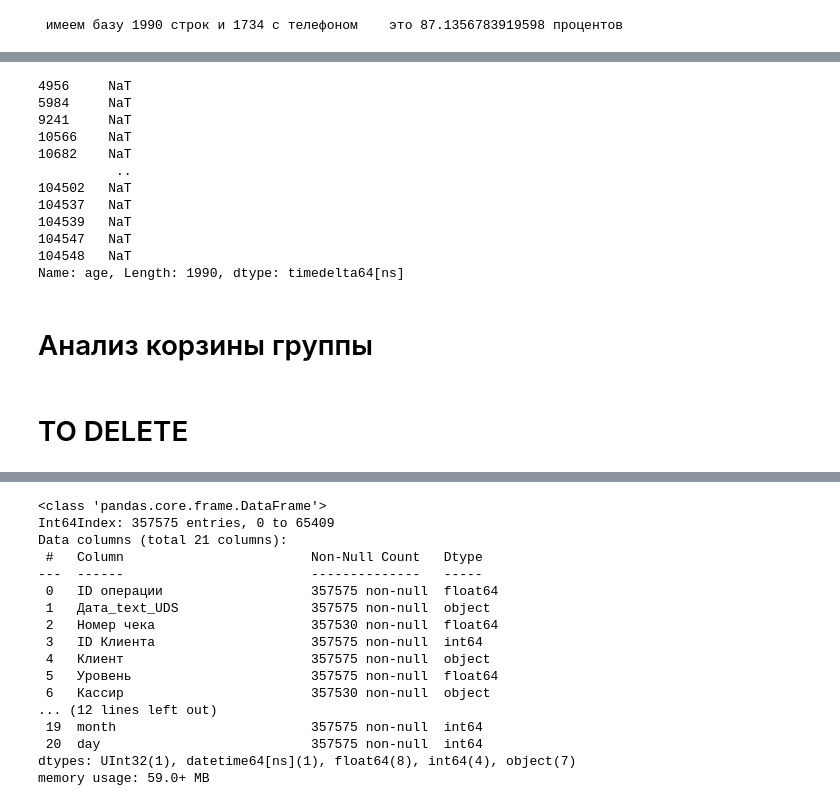
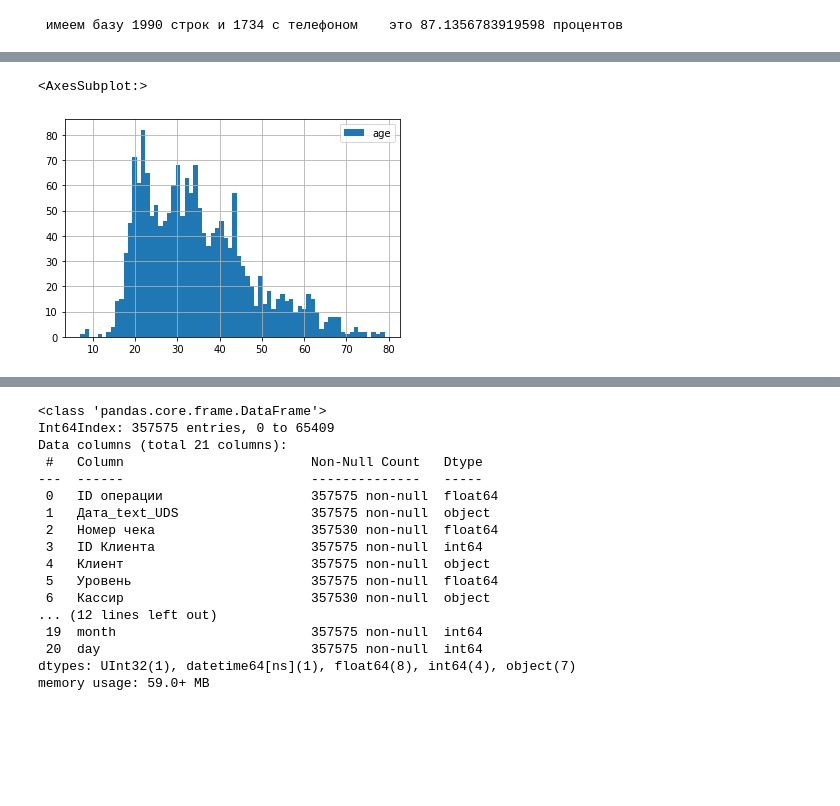
Before and after one commit to KeskilV/rb_udsiiko, a Jupyter notebook: ipynb/UDS_IIKO1.ipynb, the cells around one changed output, grey strips where cells are left out. Cells and saved outputs as stored; diff of their text form; code cells hidden in the pictures; blank space fills up the shorter version.

```diff
--- a/ipynb/UDS_IIKO1.ipynb
+++ b/ipynb/UDS_IIKO1.ipynb
@@ -863,21 +928,13 @@ df_contacts.loc[df_contacts['Дата рождения'].isna(),['Дата ро
 # %%
-#df_contacts['age'] = (datetime.datetime.now() - pd.to_datetime(allclients['Дата рождения'].head()))/360)
+df_contacts['age'] = (datetime.datetime.now() - pd.to_datetime(allclients['Дата рождения'])).astype('<m8[Y]')
-# %%
-df_contacts['age']
-# %% [output]
-4956     NaT
-5984     NaT
-9241     NaT
-10566    NaT
-10682    NaT
-          ..
-104502   NaT
-104537   NaT
-104539   NaT
-104547   NaT
-104548   NaT
-Name: age, Length: 1990, dtype: timedelta64[ns]
-# %% [markdown]
-# Анализ корзины группы
-# %% [markdown]
-# TO DELETE
+# %%
+age_bins = [0, 16, 25, 40, 50, 100]
+age_labels = ['0-16', '16-25', '25-40', '40-50','>50']
+df_contacts['cutage'] = pd.cut(df_contacts['age'],
+                       bins=age_bins,
+                      labels=age_labels)
+# %%
+df_contacts['age'].hist(bins=70, legend=True)
+# %% [output]
+<AxesSubplot:>
+[figure, added]
```
Also changed, not shown: parts of 235 cells of this notebook, 4 other files.
